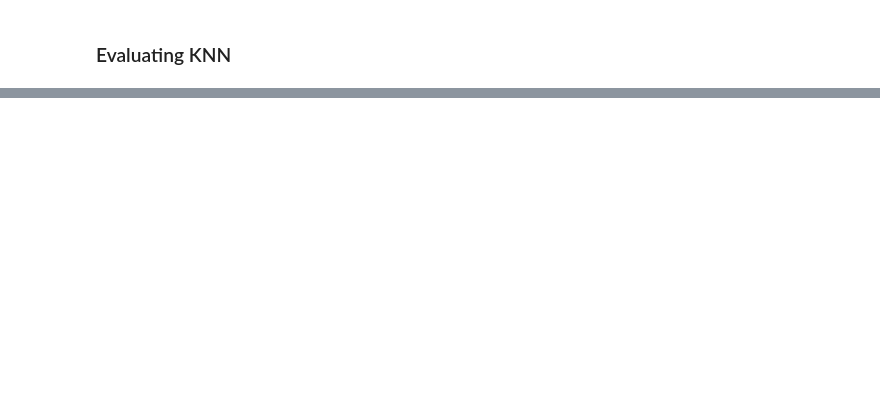
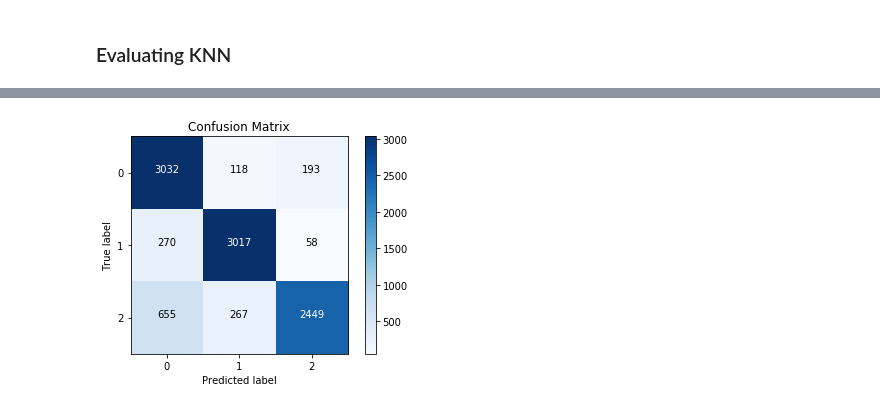
Before and after one commit to jneums/tanzania, a Jupyter notebook: notebooks/model.ipynb, the cells around one changed output, grey strips where cells are left out. Saved outputs shown, nothing was run; the diff lists cells and outputs as text; code cells hidden in the pictures; blank space fills up the shorter version.

```diff
--- a/notebooks/model.ipynb
+++ b/notebooks/model.ipynb
@@ -120,0 +232,5 @@ def metrics(model_name, y_train, y_test, y_train_pred, y_test_pred):
+# %%
+sm = SMOTE()
+ohe = OneHotEncoder()
+X_ohe = ohe.fit_transform(X)
+X_smoted, y_smoted = sm.fit_resample(X_ohe, y)
@@ -120,0 +249,2 @@ def metrics(model_name, y_train, y_test, y_train_pred, y_test_pred):
+# %%
+X_smoted_train, X_smoted_test, y_smoted_train, y_smoted_test = train_test_split(X_smoted, y_smoted, test_size=.25, random_state=42)
@@ -314,0 +444,3 @@ weighted avg       0.88      0.88      0.88      4861
+# %%
+test_xgb = XGBClassifier(random_state=42)
+test_xgb.fit(X_smoted_train, y_smoted_train)
@@ -314,0 +457,2 @@ weighted avg       0.88      0.88      0.88      4861
+# %%
+y_smoted_pred = test_xgb.predict(X_smoted_test)
@@ -314,0 +471,4 @@ weighted avg       0.88      0.88      0.88      4861
+# %%
+plot_confusion_matrix(y_smoted_test, y_smoted_pred)
+# %% [output]
+[figure, added]
```
Also changed, not shown: parts of 71 cells of this notebook, 4 other files.
